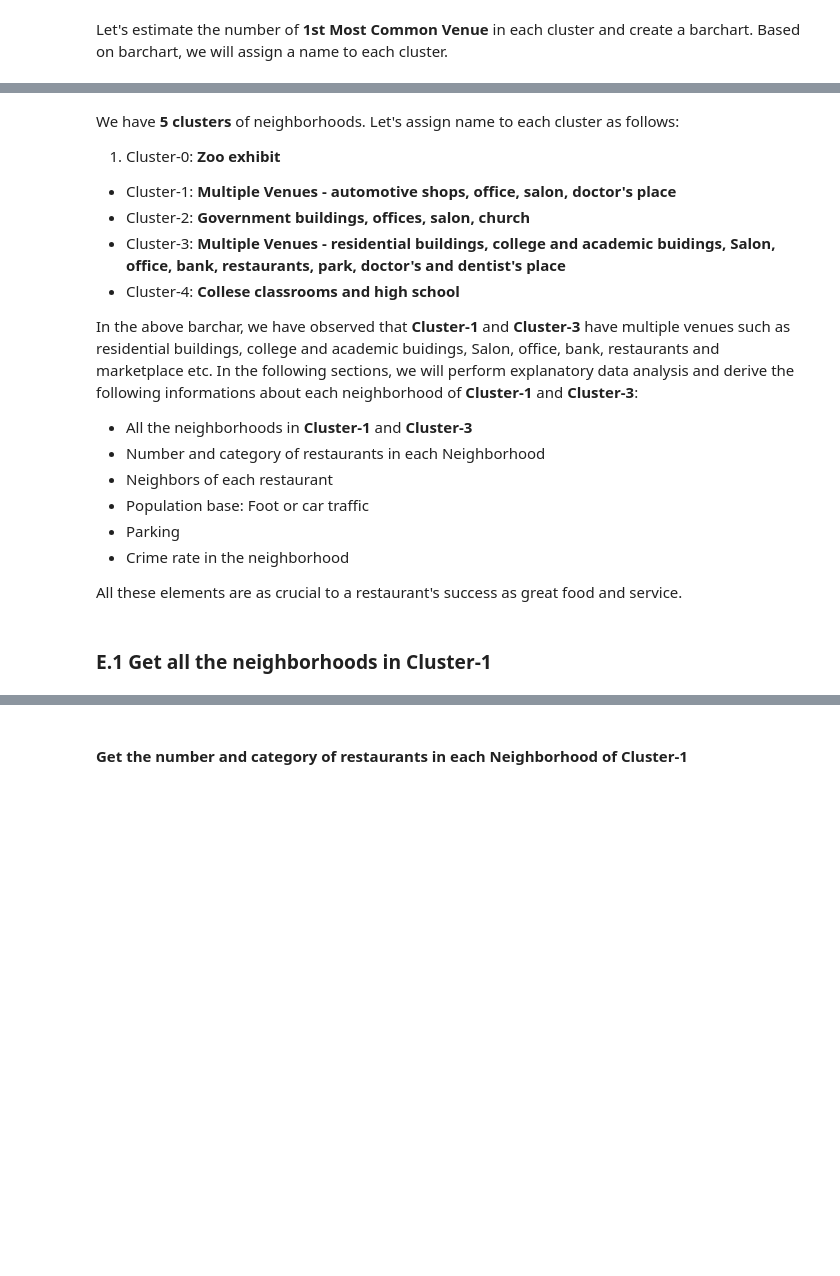
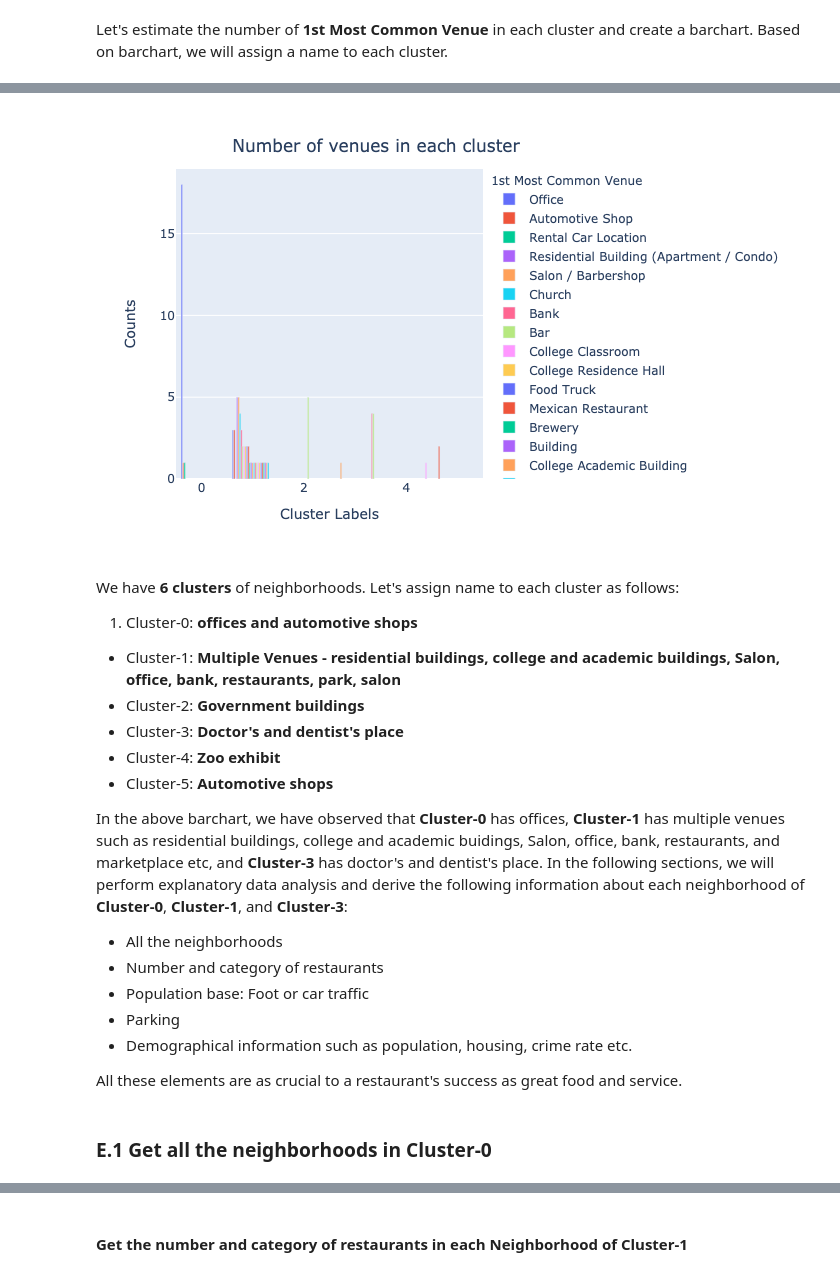
Before and after one commit to JagritiG/Coursera_Capstone, a Jupyter notebook: notebook/capstone_project_the_battle_of_neighborhoods.ipynb, the cells around one changed output, grey strips where cells are left out. Saved outputs shown, nothing was run; the diff lists cells and outputs as text; code cells hidden in the pictures; blank space fills up the shorter version.

```diff
--- a/notebook/capstone_project_the_battle_of_neighborhoods.ipynb
+++ b/notebook/capstone_project_the_battle_of_neighborhoods.ipynb
@@ -540,6 +738,7 @@ fig.update_layout(
         'xanchor': 'center',
         'yanchor': 'top'})
 # save figure
-fig.write_image("../images/fig1.png")
-# fig.show()
+fig.write_image("../images/sd_venue_numbers_each_cluster_fig10.png")
+fig.show()
 fig.show(renderer="png")
+# %% [output]
@@ -545,0 +746 @@ fig.show(renderer="png")
+[figure, added]
@@ -550,20 +747,20 @@ plt.show()
 # %% [markdown]
-We have <b>5 clusters</b> of neighborhoods. Let's assign name to each cluster as follows:
-1. Cluster-0: <b>Zoo exhibit</b>
-- Cluster-1: <b>Multiple Venues - automotive shops, office, salon, doctor's place</b>
-- Cluster-2: <b>Government buildings, offices, salon, church</b>
-- Cluster-3: <b>Multiple Venues - residential buildings, college and academic buidings, Salon, office, bank, restaurants, park, doctor's and dentist's place</b>
-- Cluster-4: <b>Collese classrooms and high school</b>
+We have <b>6 clusters</b> of neighborhoods. Let's assign name to each cluster as follows:
+1. Cluster-0: <b>offices and automotive shops</b>
+- Cluster-1: <b>Multiple Venues - residential buildings, college and academic buildings, Salon, office, bank, restaurants, park, salon</b>
+- Cluster-2: <b>Government buildings</b>
+- Cluster-3: <b>Doctor's and dentist's place</b>
+- Cluster-4: <b>Zoo exhibit</b>
+- Cluster-5: <b>Automotive shops</b>
 
-In the above barchar, we have observed that <b>Cluster-1</b> and <b>Cluster-3</b> have multiple venues such as residential buildings, college and academic buidings, Salon, office, bank, restaurants and marketplace etc. In the following sections, we will perform explanatory data analysis and derive the following informations about each neighborhood of <b>Cluster-1</b> and <b>Cluster-3</b>:
+In the above barchart, we have observed that <b>Cluster-0</b> has offices, <b>Cluster-1</b> has multiple venues such as residential buildings, college and academic buidings, Salon, office, bank, restaurants, and marketplace etc, and <b>Cluster-3</b> has doctor's and dentist's place. In the following sections, we will perform explanatory data analysis and derive the following information about each neighborhood of <b>Cluster-0</b>, <b>Cluster-1</b>, and <b>Cluster-3</b>:
 
-- All the neighborhoods in <b>Cluster-1</b> and <b>Cluster-3</b>
-- Number and category of restaurants in each Neighborhood
-- Neighbors of each restaurant
+- All the neighborhoods
+- Number and category of restaurants
 - Population base: Foot or car traffic
 - Parking
-- Crime rate in the neighborhood
+- Demographical information such as population, housing, crime rate etc.
 
 All these elements are as crucial to a restaurant's success as great food and service.
 # %% [markdown]
-### E.1 Get all the neighborhoods in Cluster-1
+### E.1 Get all the neighborhoods in Cluster-0
```
Also changed, not shown: parts of 128 cells of this notebook, 58 other files.
